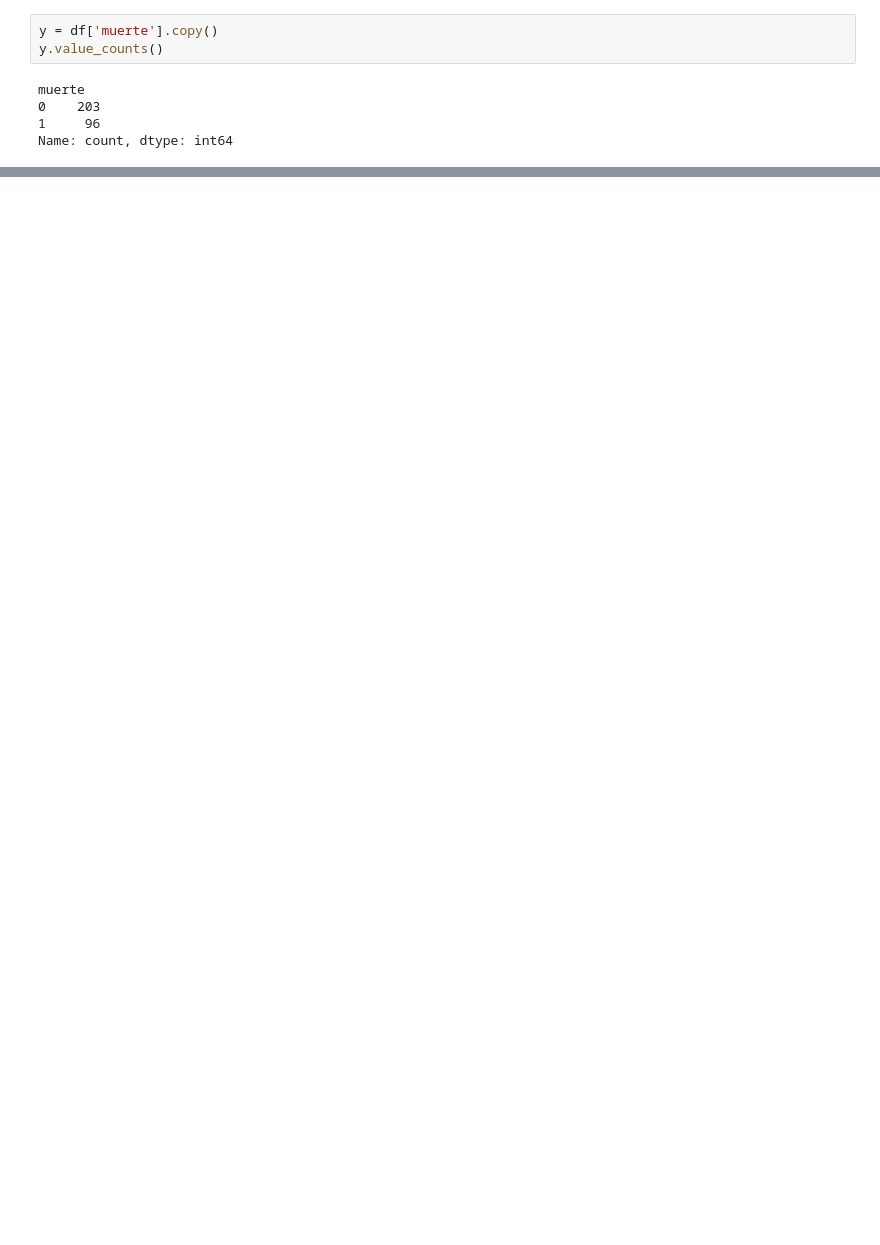
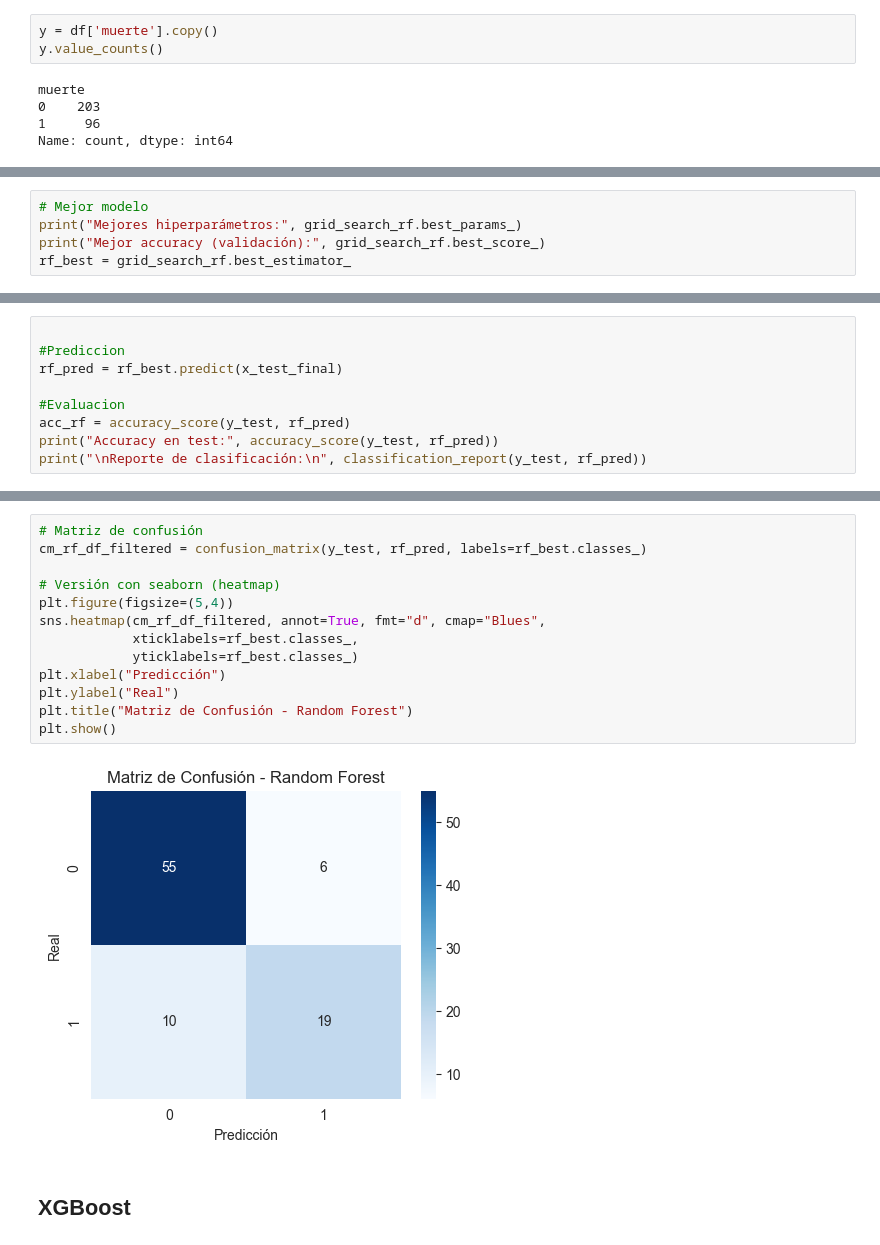
Before and after one commit to matiasgianotti/InsuficienciaCardiaca, a Jupyter notebook: notebooks/Analisis_exploratorio.ipynb, the cells around one changed output, grey strips where cells are left out. Drawn from its saved outputs; the diff is of its cells as text; blank space fills up the shorter version.

```diff
--- a/notebooks/Analisis_exploratorio.ipynb
+++ b/notebooks/Analisis_exploratorio.ipynb
@@ -252,0 +465,5 @@ Name: count, dtype: int64
+# %%
+# Mejor modelo
+print("Mejores hiperparámetros:", grid_search_rf.best_params_)
+print("Mejor accuracy (validación):", grid_search_rf.best_score_)
+rf_best = grid_search_rf.best_estimator_
@@ -252,0 +473,9 @@ Name: count, dtype: int64
+# %%
+
+#Prediccion
+rf_pred = rf_best.predict(x_test_final)
+
+#Evaluacion
+acc_rf = accuracy_score(y_test, rf_pred)
+print("Accuracy en test:", accuracy_score(y_test, rf_pred))
+print("\nReporte de clasificación:\n", classification_report(y_test, rf_pred))
@@ -252,0 +494,17 @@ Name: count, dtype: int64
+# %%
+# Matriz de confusión
+cm_rf_df_filtered = confusion_matrix(y_test, rf_pred, labels=rf_best.classes_)
+
+# Versión con seaborn (heatmap)
+plt.figure(figsize=(5,4))
+sns.heatmap(cm_rf_df_filtered, annot=True, fmt="d", cmap="Blues",
+            xticklabels=rf_best.classes_,
+            yticklabels=rf_best.classes_)
+plt.xlabel("Predicción")
+plt.ylabel("Real")
+plt.title("Matriz de Confusión - Random Forest")
+plt.show()
+# %% [output]
+[figure, added]
+# %% [markdown]
+## XGBoost
```
Also changed, not shown: parts of 33 cells of this notebook, 1 other file.
